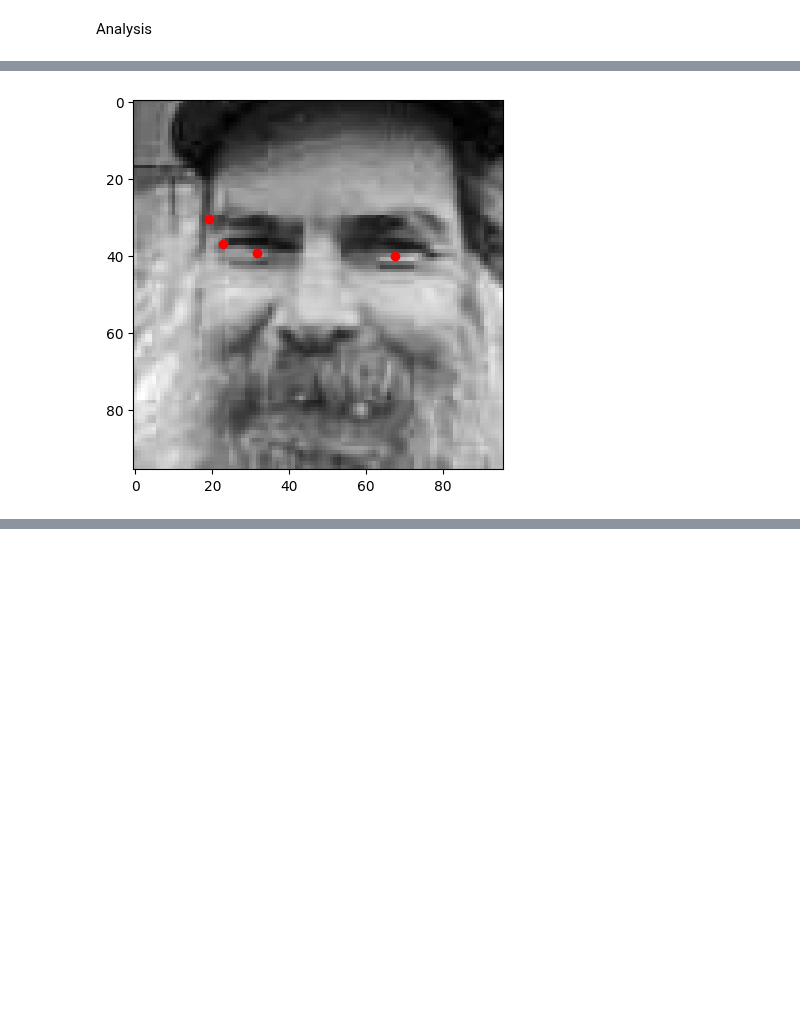
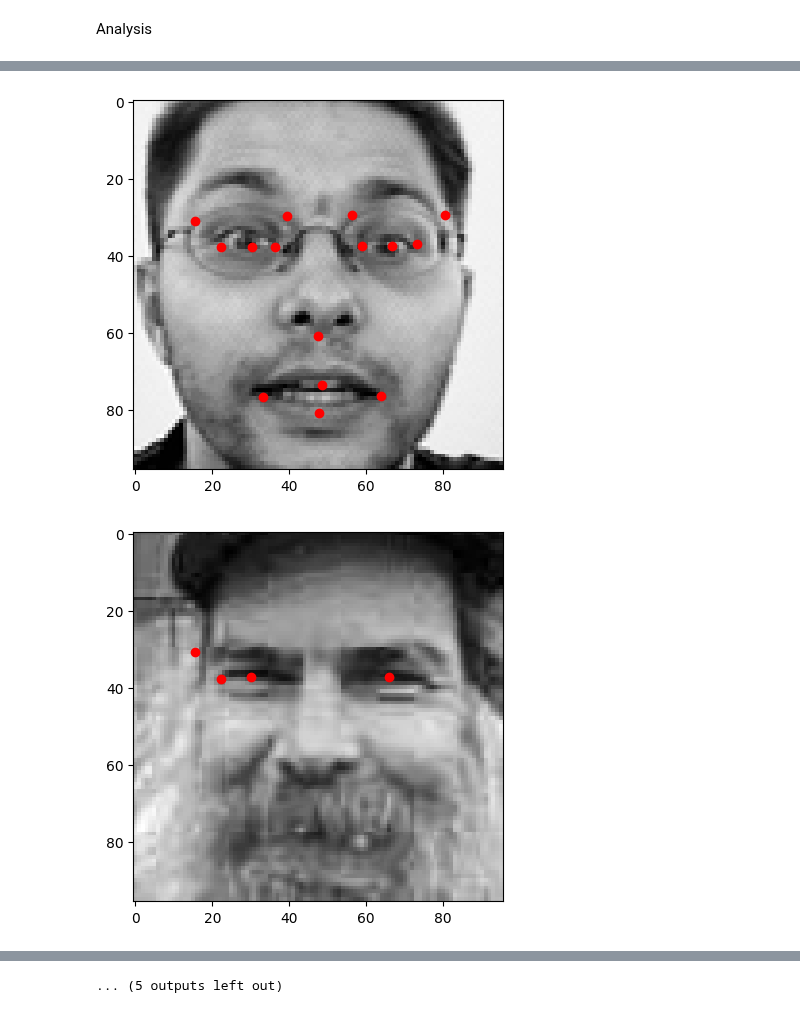
Before and after one commit to lmarieta/FaceRecognition, a Jupyter notebook: Face_recognition.ipynb, the cells around one changed output, grey strips where cells are left out. Drawn from its saved outputs; the diff is of its cells as text; code cells hidden in the pictures; blank space fills up the shorter version.

```diff
--- a/Face_recognition.ipynb
+++ b/Face_recognition.ipynb
@@ -37,7 +37,7 @@ Requirement already satisfied: six>=1.5 in /usr/local/lib/python3.10/dist-packag
 # %% [markdown]
 Initialization
 # %%
-epochs = 100
+epochs = 2
 pretraining = False
 # %% [markdown]
 Load data
@@ -146,8 +146,8 @@ class LinearDecayLR(Callback):
 initial_momentum = 0.9 # TODO optimize
 momentum_decay_rate = 0.999 - initial_momentum
 
-initial_lr = 0.002 # TODO optimize
-lr_decay_rate = 199 / 200 * initial_lr
+initial_lr = 0.01 # TODO optimize
+lr_decay_rate = 999 / 1000 * initial_lr
 
 # Create callbacks
 momentum_callback = MomentumScheduler(initial_momentum, momentum_decay_rate)
@@ -560,12 +510,14 @@ Epoch 100/100
 plt.figure()
 i = 1
 for index, value in enumerate(val_loss_values):
-    plt.plot(range(1, len(value[1])+1), value[1], label='Specialist ' + str(i))
+    plt.plot(range(1, len(value[1])+1), value[1], label='Validation ' + str(i))
+    i+=1
+for index, value in enumerate(training_loss_values):
+    plt.plot(range(1, len(value[1])+1), value[1], label='Training ' + str(i),linestyle='--')
     i+=1
 plt.yscale('log')
 plt.xlabel('Epochs')
 plt.ylabel('Loss')
-plt.title('Validation Loss')
 plt.legend()
 plt.show()
 # %% [output]
@@ -664,17 +616,17 @@ mask = mask.reshape(predictions_submission.shape)
 predictions_submission[~mask] = np.nan
 
 # Plot the first image in the DataFrame
-ii = -1
-if model_type == 'Single hidden layer':
-  image = np.array(x_submission.iloc[ii,:])
-  image = image.reshape((96, 96))  # Reshape the array to the desired image dimensions
-elif model_type == 'Convolutions':
-  image = x_submission[ii]
-  image = image.reshape((96, 96))
-predicted_keypoints = predictions_submission[ii].reshape((15, 2))
-plt.scatter(predicted_keypoints[:, 0], predicted_keypoints[:, 1], c='r', marker='o')
-plt.imshow(image, cmap='gray')
-plt.show()
+for i in range(16):
+  if model_type == 'Single hidden layer':
+    image = np.array(x_submission.iloc[-i,:])
+    image = image.reshape((96, 96))  # Reshape the array to the desired image dimensions
+  elif model_type == 'Convolutions':
+    image = x_submission[-i]
+    image = image.reshape((96, 96))
+  predicted_keypoints = predictions_submission[-i].reshape((15, 2))
+  plt.scatter(predicted_keypoints[:, 0], predicted_keypoints[:, 1], c='r', marker='o')
+  plt.imshow(image, cmap='gray')
+  plt.show()
 
 # Prepare for output file
 df_predictions = pd.DataFrame(predictions_submission)
@@ -703 +655,2 @@ submission.to_csv('/content/model_submission.csv',index=False)
-[figure, old version]
+[figure, new version]
+[figure, added]
@@ -703,0 +666 @@ submission.to_csv('/content/model_submission.csv',index=False)
+... (5 outputs left out)
```
Also changed, not shown: parts of 9 cells of this notebook.
